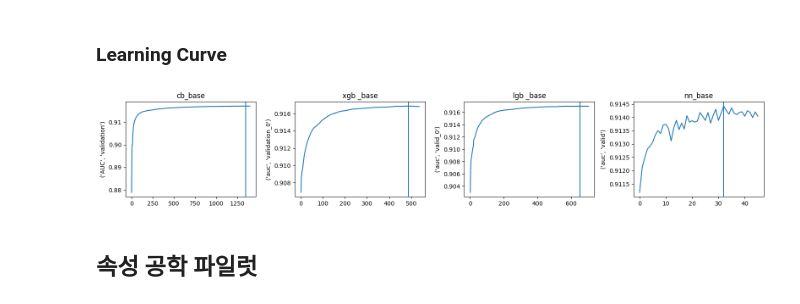
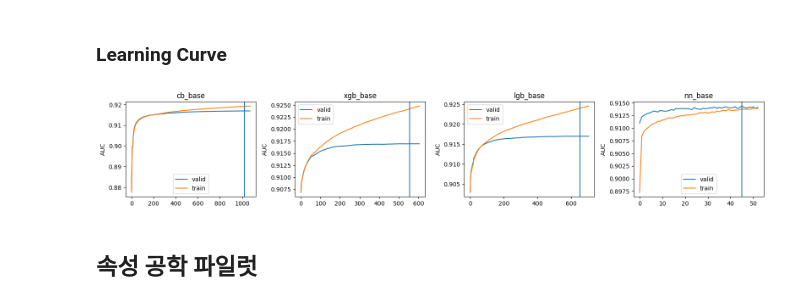
Before and after one commit to sunkusun9/ml-labs, a Jupyter notebook: examples/kaggle_s6e3/2.exploration.ipynb, the cells around one changed output. Drawn from its saved outputs; the diff is of its cells as text; code cells hidden in the pictures.

```diff
--- a/examples/kaggle_s6e3/2.exploration.ipynb
+++ b/examples/kaggle_s6e3/2.exploration.ipynb
@@ -479,7 +474,7 @@ e_aml.set_grp(
 
 # XGBoost
 e_aml.set_grp('xgb', parent='clf', processor=xgb.XGBClassifier,
-    adapter=XGBoostAdapter(eval_mode='valid'),
+    adapter=XGBoostAdapter(eval_mode='both'),
     params={
         'n_estimators': 10000, 'learning_rate': 0.05, 'early_stopping_rounds': 50, 'eval_metric': 'auc', 'enable_categorical': True,
         'verbosity': 0, 'random_state': 1,
@@ -491,7 +486,7 @@ e_aml.add_collector(
 
 # LightGBM
 e_aml.set_grp('lgb', parent='clf', processor=lgb.LGBMClassifier,
-    adapter=LightGBMAdapter(eval_mode='valid'),
+    adapter=LightGBMAdapter(eval_mode='both'),
     params={
         'n_estimators': 10000, 'learning_rate': 0.05,
         'early_stopping': lgb_early_stopping(50, first_metric_only=True),
@@ -504,7 +499,7 @@ e_aml.add_collector(
 
 # CatBoost
 e_aml.set_grp('cb', parent='clf', processor=cb.CatBoostClassifier,
-    adapter=CatBoostAdapter(eval_mode='valid'),
+    adapter=CatBoostAdapter(eval_mode='both'),
     params={
         'iterations': 10000, 'learning_rate': 0.05, 'early_stopping_rounds': 50,
         'eval_metric': 'AUC', 'verbose': 0, 'random_state': 1,
@@ -664,6 +667,9 @@ dtype: float64
 # %% [markdown]
 - CatBoost가 가장 오래걸림..
 # %%
-e_aml.set_node('cb_base_gpu', grp='cb', edges = {'X': [(None, X_bin + X_nom + X_tri + X_num)]}, params={'task_type': 'GPU', 'cat_features': ColSelector(col_type = 'category')})
+e_aml.set_node('cb_base_gpu', grp='cb', processor=cb.CatBoostClassifier,
+    adapter=CatBoostAdapter(eval_mode='eval'), # GPU에서는 eval셋을 하나만 사용가능
+    edges = {'X': [(None, X_bin + X_nom + X_tri + X_num)]}, params={'task_type': 'GPU', 'cat_features': ColSelector(col_type = 'category')}
+)
 e_aml.exp()
 # %% [output]
@@ -834,30 +847,46 @@ dtype: float64
 ### Learning Curve
 # %%
 _, axes = plt.subplots(1, 4, figsize = (16, 3))
-d = e_aml.collectors['cb_evals_results'].get_attrs()
-s_valid = d['cb_base'][0][0].unstack(level=[1, 2])[('AUC', 'validation')]
-sns.lineplot(s_valid, ax=axes[0])
-axes[0].axvline(s_valid.argmax())
-axes[0].set_title('cb_base')
-d = e_aml.collectors['xgb_evals_results'].get_attrs()
-s_valid = d['xgb_base'][0][0].unstack(level=[1, 2])[('auc', 'validation_0')]
-sns.lineplot(s_valid, ax=axes[1])
-axes[1].axvline(s_valid.argmax())
-axes[1].set_title('xgb _base')
-d = e_aml.collectors['lgb_evals_results'].get_attrs()
-s_valid = d['lgb_base'][0][0].unstack(level=[1, 2])[('auc', 'valid_0')]
-sns.lineplot(s_valid, ax=axes[2])
-axes[2].axvline(s_valid.argmax())
-axes[2].set_title('lgb _base')
-d = e_aml.collectors['nn_evals'].get_attrs()
-s_valid = d['nn_base'][0][0].unstack(level=[1, 2])[('auc', 'valid')]
-sns.lineplot(s_valid, ax=axes[3])
-axes[3].axvline(s_valid.argmax())
-axes[3].set_title('nn_base')
+def plot_eval_result(name, ax, s_train, s_valid):
+    sns.lineplot(s_valid, ax=ax, label = 'valid')
+    sns.lineplot(s_train, ax=ax, label = 'train')
+    ax.set_ylabel('AUC')
+    ax.axvline(s_valid.argmax())
+    ax.set_title(name)
+    ax.legend()
+
+d = e_aml.get_collector('cb_evals_results').get_attrs()
+eval_result = d['cb_base'][0][0].unstack(level=[1, 2])
+plot_eval_result(
+    'cb_base', axes[0],
+    eval_result[('AUC', 'validation_0')].rename('train'),
+    eval_result[('AUC', 'validation_1')].rename('valid')
+)
+d = e_aml.get_collector('xgb_evals_results').get_attrs()
+eval_result = d['xgb_base'][0][0].unstack(level=[1, 2])
+plot_eval_result(
+    'xgb_base', axes[1],
+    eval_result[('auc', 'validation_0')].rename('train'),
+    eval_result[('auc', 'validation_1')].rename('valid')
+)
+d = e_aml.get_collector('lgb_evals_results').get_attrs()
+eval_result = d['lgb_base'][0][0].unstack(level=[1, 2])
+plot_eval_result(
+    'lgb_base', axes[2],
+    eval_result[('auc', 'valid_0')].rename('train'),
+    eval_result[('auc', 'valid_1')].rename('valid')
+)
+d = e_aml.get_collector('nn_evals').get_attrs()
+eval_result = d['nn_base'][0][0].unstack(level=[1, 2])
+plot_eval_result(
+    'nn_base', axes[3],
+    eval_result[('auc', 'train')].rename('train'),
+    eval_result[('auc', 'valid')].rename('valid')
+)
 plt.tight_layout()
 plt.show()
 # %% [output]
-[figure, old version]
+[figure, new version]
 # %% [markdown]
 ## 속성 공학 파일럿
 # %% [markdown]
```
Also changed, not shown: parts of 43 cells of this notebook, 1 other file.
